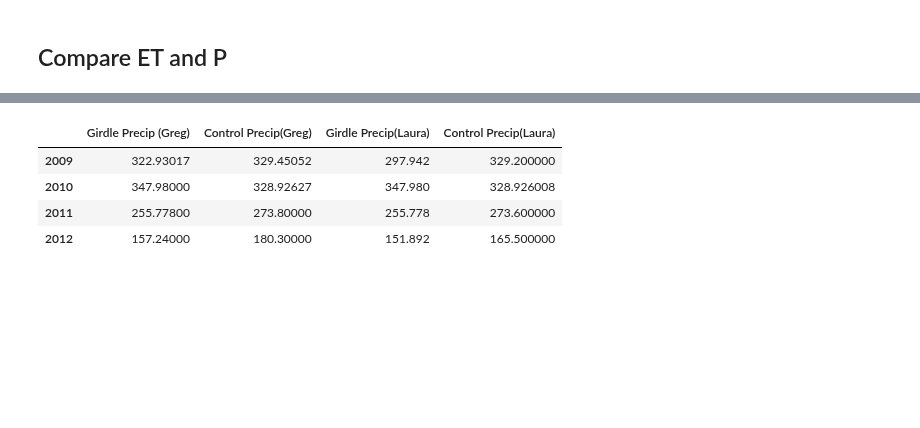
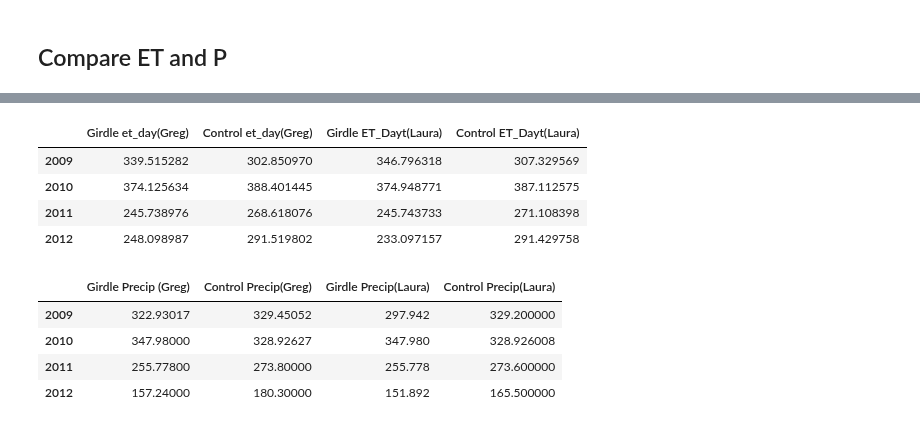
Before and after one commit to gremau/NMEG_miscellany, a Jupyter notebook: laura_vs_greg.ipynb, the cells around one changed output, grey strips where cells are left out. Drawn from its saved outputs; the diff is of its cells as text; code cells hidden in the pictures; blank space fills up the shorter version.

```diff
--- a/laura_vs_greg.ipynb
+++ b/laura_vs_greg.ipynb
@@ -71,6 +140,7 @@ Parsing /home/greg/sftp/eddyflux/Ameriflux_files/provisional/US-Mpg_2013_gapfill
 # %%
 # ET
 df_ET = pd.DataFrame( index = np.asarray(range(start, end)))
+df_ET_day = pd.DataFrame( index = np.asarray(range(start, end)))
 df_P = pd.DataFrame( index = np.asarray(range(start, end)))
 
 gby = d.Mpg.ET_mm_int_0.groupby(d.Mpg.index.year)
@@ -82,4 +152,11 @@ df_ET['Girdle ET(Laura)'] = gby.sum()
 gby = pjc_laura.ET.groupby(pjc_laura.index.year)
 df_ET['Control ET(Laura)'] = gby.sum()
 
-df_ET
+gby = et_dly.Mpg.et_day.groupby(d.Mpg.index.year)
+df_ET_day['Girdle et_day(Greg)'] = gby.sum()
+gby = et_dly.Mpj.et_day.groupby(d.Mpj.index.year)
+df_ET_day['Control et_day(Greg)'] = gby.sum()
+gby = pjg_laura.ET_Dayt.groupby(pjg_laura.index.year)
+df_ET_day['Girdle ET_Dayt(Laura)'] = gby.sum()
+gby = pjc_laura.ET_Dayt.groupby(pjc_laura.index.year)
+df_ET_day['Control ET_Dayt(Laura)'] = gby.sum()
@@ -92,3 +172,12 @@ df_ET
+# %%
+# This is ET calculated on a daily basis from daytime LE/Tair values only (SW_IN > 5)
+df_ET_day
+# %% [output]
+|  | Girdle et_day(Greg) | Control et_day(Greg) | Girdle ET_Dayt(Laura) | Control ET_Dayt(Laura) |
+| 2009 | 339.515282 | 302.850970 | 346.796318 | 307.329569 |
+| 2010 | 374.125634 | 388.401445 | 374.948771 | 387.112575 |
+| 2011 | 245.738976 | 268.618076 | 245.743733 | 271.108398 |
+| 2012 | 248.098987 | 291.519802 | 233.097157 | 291.429758 |
 # %%
 # Precip
 gby = d.Mpg.P_F.groupby(d.Mpg.index.year)
```
Also changed, not shown: parts of 8 cells of this notebook.
